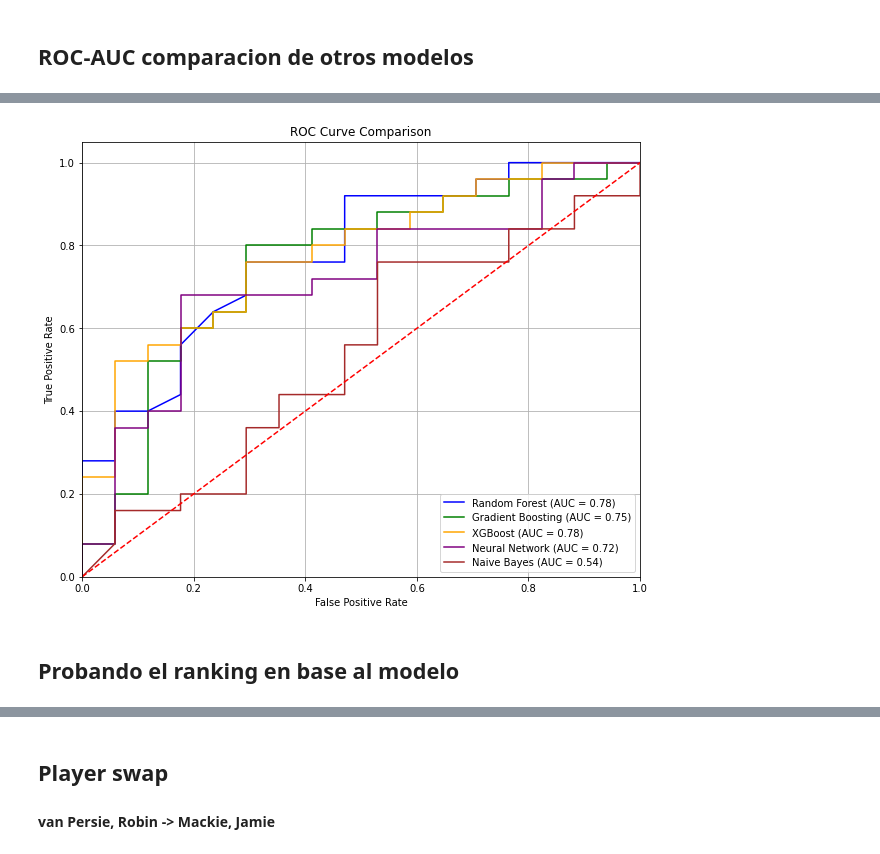
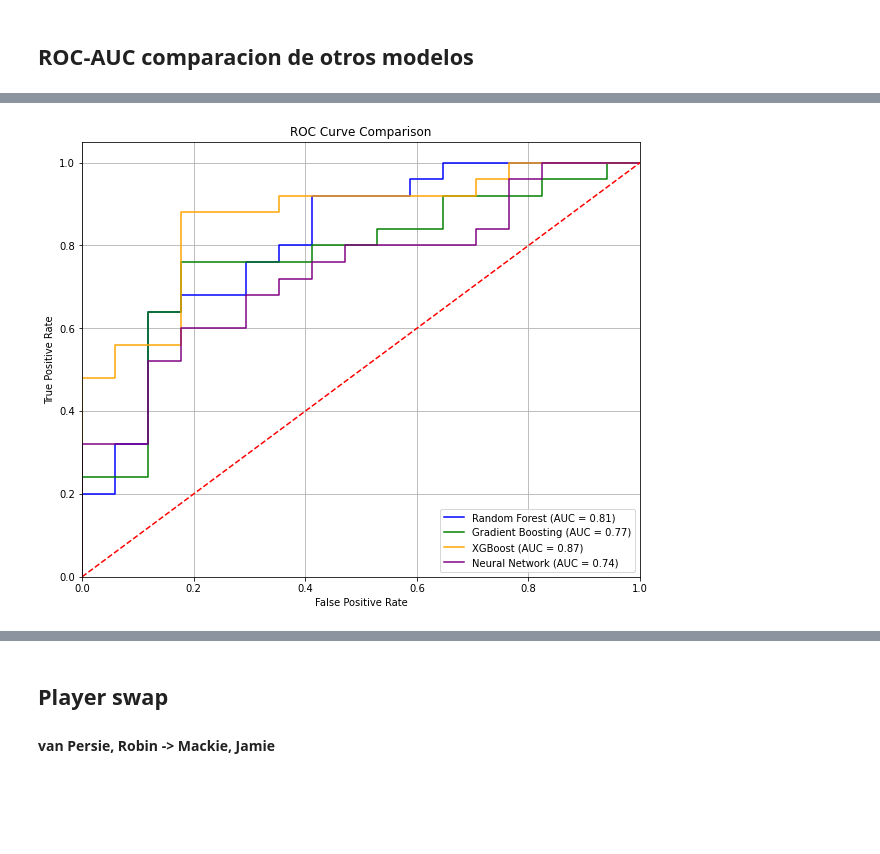
Before and after one commit to luisalawson/soccer_defense_analysis, a Jupyter notebook: PruebaModelos.ipynb, the cells around one changed output, grey strips where cells are left out. Saved outputs shown, nothing was run; the diff lists cells and outputs as text; code cells hidden in the pictures; blank space fills up the shorter version.

Commit message:
xgboost 0.87

```diff
--- a/PruebaModelos.ipynb
+++ b/PruebaModelos.ipynb
@@ -415,7 +415,7 @@ def generate_new_samples(cluster_data, n_samples=30):
     new_samples = []
     for _ in range(n_samples):
         # Elegir dos índices aleatorios de puntos en el cluster
-        idx1, idx2 = np.random.choice(cluster_data.index, size=2, replace=False)
+        idx1, idx2 = np.random.choice(cluster_data.index, size=2)
         # Obtener los puntos correspondientes (solo las columnas numéricas)
         point1 = cluster_data.loc[idx1, numeric_columns]
         point2 = cluster_data.loc[idx2, numeric_columns]
@@ -716,16 +724,0 @@ Parameters: { "use_label_encoder" } are not used.
-# %%
-from sklearn.naive_bayes import GaussianNB
-from sklearn.metrics import accuracy_score, classification_report, roc_auc_score, roc_curve
-import matplotlib.pyplot as plt
-
-gnb_model = GaussianNB()
-gnb_model.fit(X_train, y_train)
-
-gnb_y_pred_proba = gnb_model.predict_proba(X_test)[:, 1]
-gnb_y_pred = gnb_model.predict(X_test)
-
-gnb_auc = roc_auc_score(y_test, gnb_y_pred_proba)
-gnb_fpr, gnb_tpr, _ = roc_curve(y_test, gnb_y_pred_proba)
-
-print(f"Naive Bayes Accuracy: {accuracy_score(y_test, gnb_y_pred):.4f}")
-print("Classification Report:\n", classification_report(y_test, gnb_y_pred))
@@ -742,0 +725,25 @@ weighted avg       0.53      0.57      0.52        42
+# %%
+# XGBoost
+from sklearn.model_selection import RandomizedSearchCV
+
+param_dist = {
+    'max_depth': [3, 4, 5, 6, 7, 8, 9],
+    'learning_rate': np.linspace(0.01, 0.3, 10),
+    'n_estimators': [100, 200, 300, 400, 500],
+    'subsample': np.linspace(0.5, 1.0, 5),
+    'colsample_bytree': np.linspace(0.5, 1.0, 5),
+    'gamma': np.linspace(0, 0.4, 5),
+    'min_child_weight': [1, 5, 10]
+}
+
+xgb_model = XGBClassifier(eval_metric='mlogloss', use_label_encoder=False, random_state=42)
+random_search = RandomizedSearchCV(xgb_model, param_distributions=param_dist, n_iter=50, cv=5, scoring='roc_auc', random_state=42, n_jobs=-1)
+random_search.fit(X_train, y_train)
+
+best_xgb_model = random_search.best_estimator_
+
+# Calcular AUC
+xgb_y_pred_proba = best_xgb_model.predict_proba(X_test)[:, 1]
+xgb_fpr, xgb_tpr, _ = roc_curve(y_test, xgb_y_pred_proba)
+xgb_auc = auc(xgb_fpr, xgb_tpr)
+print(f"AUC after RandomizedSearchCV tuning: {xgb_auc}")
@@ -748,20 +777,17 @@ import matplotlib.pyplot as plt
 # %%
 plt.figure(figsize=(10, 8))
 plt.plot(rf_fpr, rf_tpr, color='blue', label='Random Forest (AUC = {:.2f})'.format(rf_auc))
 plt.plot(gb_fpr, gb_tpr, color='green', label='Gradient Boosting (AUC = {:.2f})'.format(gb_auc))
 plt.plot(xgb_fpr, xgb_tpr, color='orange', label='XGBoost (AUC = {:.2f})'.format(xgb_auc))
 plt.plot(nn_fpr, nn_tpr, color='purple', label='Neural Network (AUC = {:.2f})'.format(nn_auc))
-plt.plot(gnb_fpr, gnb_tpr, color='brown', label='Naive Bayes (AUC = {:.2f})'.format(gnb_auc))
 plt.plot([0, 1], [0, 1], color='red', linestyle='--')
 plt.xlim([0.0, 1.0])
 plt.ylim([0.0, 1.05])
 plt.xlabel('False Positive Rate')
 plt.ylabel('True Positive Rate')
 plt.title('ROC Curve Comparison')
 plt.legend(loc='lower right')
 plt.grid()
 plt.show()
 # %% [output]
-[figure, old version]
+[figure, new version]
-# %% [markdown]
-## Probando el ranking en base al modelo
```
Also changed, not shown: parts of 33 cells of this notebook.
